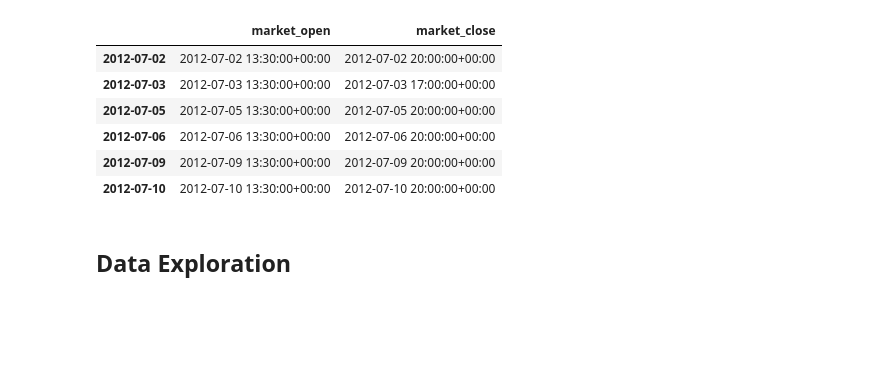
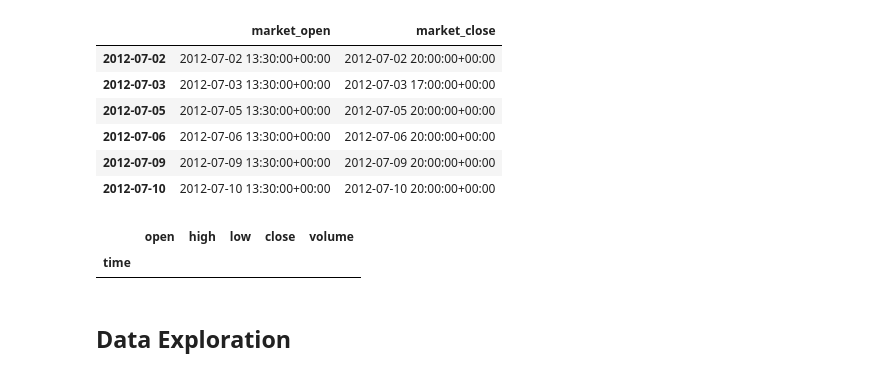
Before and after one commit to eggrollofchaos/i_spy_etf_price_predictions, a Jupyter notebook: code/spy_eda.ipynb, the cells around one changed output. Saved outputs shown, nothing was run; the diff lists cells and outputs as text; code cells hidden in the pictures; blank space fills up the shorter version.

```diff
--- a/code/spy_eda.ipynb
+++ b/code/spy_eda.ipynb
@@ -108,14 +108,18 @@ early
 | 2012-07-09 | 2012-07-09 13:30:00+00:00 | 2012-07-09 20:00:00+00:00 |
 | 2012-07-10 | 2012-07-10 13:30:00+00:00 | 2012-07-10 20:00:00+00:00 |
 # %%
-# ticker = 'SPY'
-# date= 'year2month12'
-# apiKey = av_key
+ticker = 'SPY'
+date= 'year1month10'
+apiKey = av_key
 
-# df_new = pd.read_csv('https://www.alphavantage.co/query?function=TIME_SERIES_INTRADAY_EXTENDED&symbol='+ticker+'&interval=60min&slice='+date+'&apikey='+apiKey+'&datatype=csv&outputsize=full')
+df_new = pd.read_csv('https://www.alphavantage.co/query?function=TIME_SERIES_INTRADAY_EXTENDED&symbol='+ticker+'&interval=60min&slice='+date+'&apikey='+apiKey+'&datatype=csv&outputsize=full')
 # %%
-# df_new.set_index('time', inplace=True)
-# df_new.index = pd.to_datetime(df_new.index)
+df_new.set_index('time', inplace=True)
+df_new.index = pd.to_datetime(df_new.index)
+df_new[(df_new.index>'2020-07-03') & (df_new.index<'2020-07-04')]
+# %% [output]
+|  | open | high | low | close | volume |
+| time |  |  |  |  |  |
 # %%
 df_full = pd.read_csv('../data/SPY_2019_2021.csv', index_col='time')
 df_full.index = pd.to_datetime(df_full.index)
```
Also changed, not shown: parts of 15 cells of this notebook, 1 other file.
